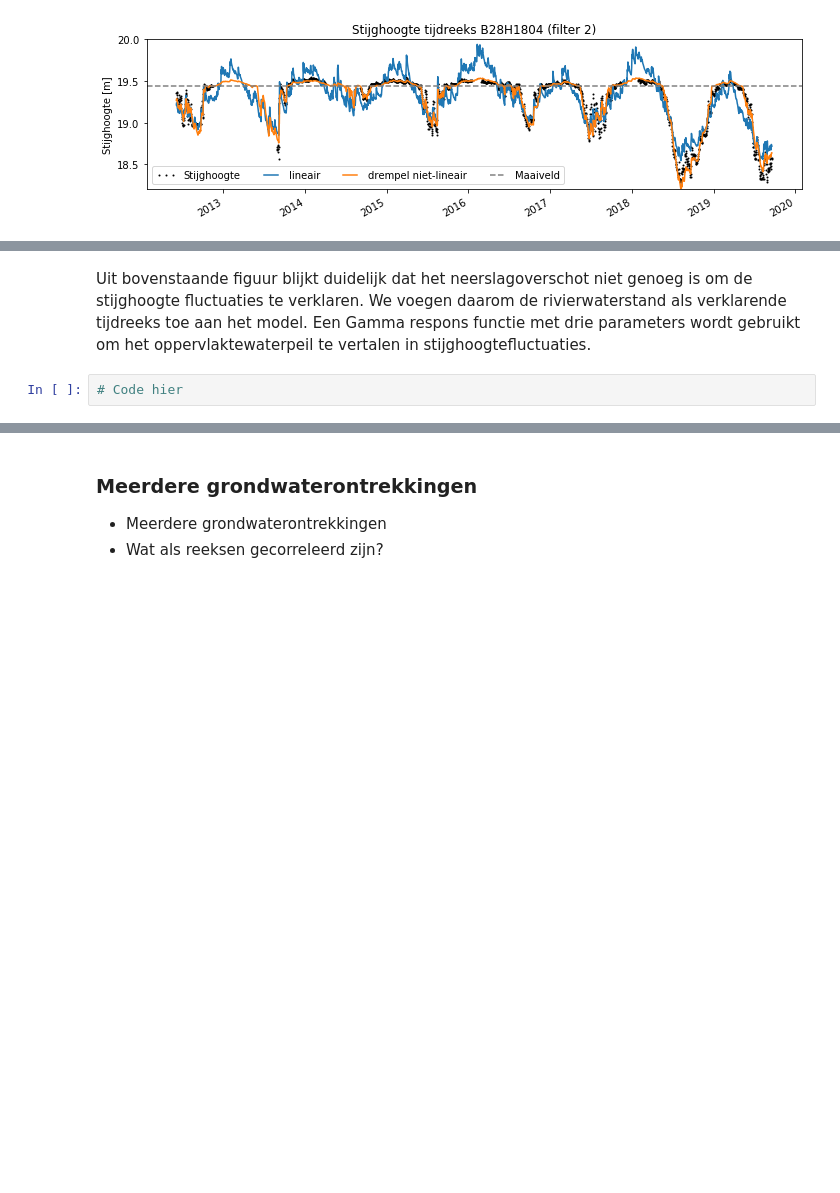
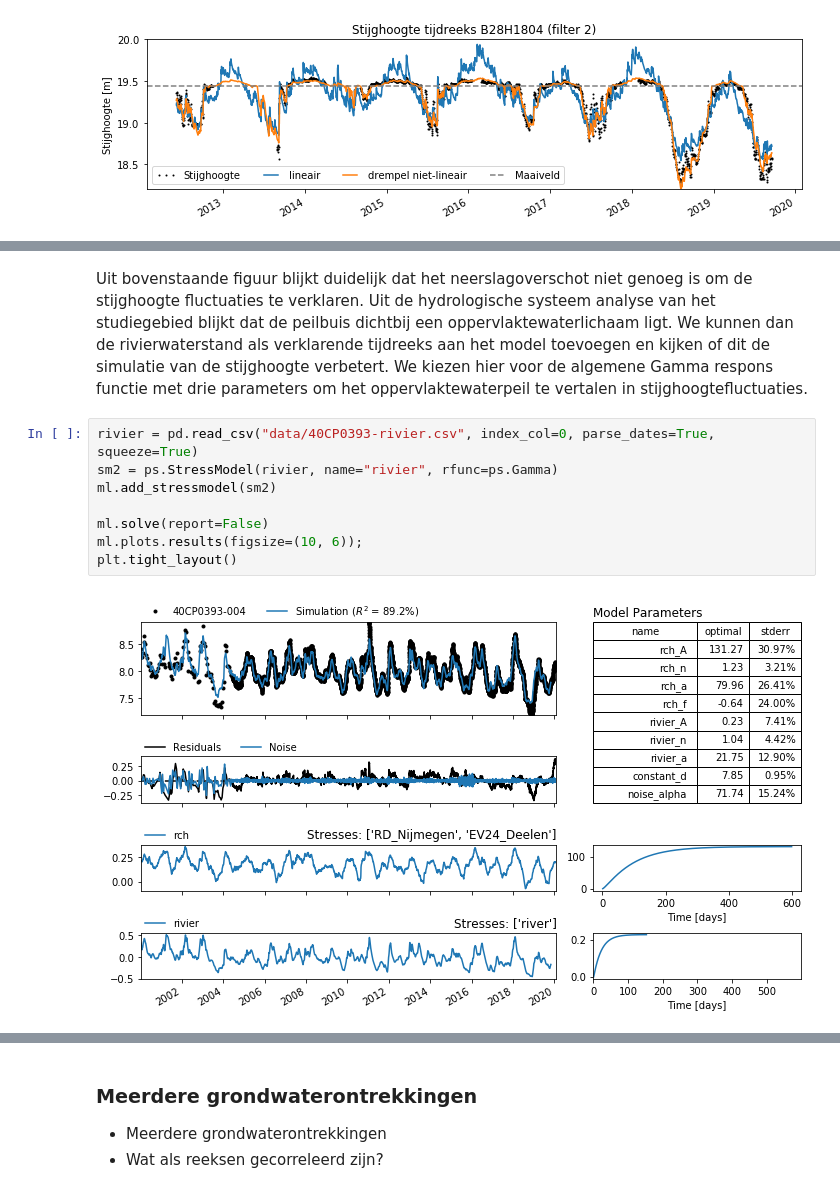
Before and after one commit to ArtesiaWater/stowa_handleiding_tijdreeksanalyse, a Jupyter notebook: model_structuur/model_structuur.ipynb, the cells around one changed output, grey strips where cells are left out. Drawn from its saved outputs; the diff is of its cells as text; blank space fills up the shorter version.

```diff
--- a/model_structuur/model_structuur.ipynb
+++ b/model_structuur/model_structuur.ipynb
@@ -334,5 +346,13 @@ Als voorbeeld modeleren we de stijghoogte tijdreeks gemeten in peilbuis XXX (fil
 # %% [markdown]
-Uit bovenstaande figuur blijkt duidelijk dat het neerslagoverschot niet genoeg is om de stijghoogte fluctuaties te verklaren. We voegen daarom de rivierwaterstand als verklarende tijdreeks toe aan het model. Een Gamma respons functie met drie parameters wordt gebruikt om het oppervlaktewaterpeil te vertalen in stijghoogtefluctuaties.
+Uit bovenstaande figuur blijkt duidelijk dat het neerslagoverschot niet genoeg is om de stijghoogte fluctuaties te verklaren. Uit de hydrologische systeem analyse van het studiegebied blijkt dat de peilbuis dichtbij een oppervlaktewaterlichaam ligt. We kunnen dan de rivierwaterstand als verklarende tijdreeks aan het model toevoegen en kijken of dit de simulatie van de stijghoogte verbetert. We kiezen hier voor de algemene Gamma respons functie met drie parameters om het oppervlaktewaterpeil te vertalen in stijghoogtefluctuaties.
-# %%
-# Code hier
+# %%
+rivier = pd.read_csv("data/40CP0393-rivier.csv", index_col=0, parse_dates=True, squeeze=True)
+sm2 = ps.StressModel(rivier, name="rivier", rfunc=ps.Gamma)
+ml.add_stressmodel(sm2)
+
+ml.solve(report=False)
+ml.plots.results(figsize=(10, 6));
+plt.tight_layout()
+# %% [output]
+[figure, added]
 # %% [markdown]
```
Also changed, not shown: parts of 11 cells of this notebook, 5 other files.
